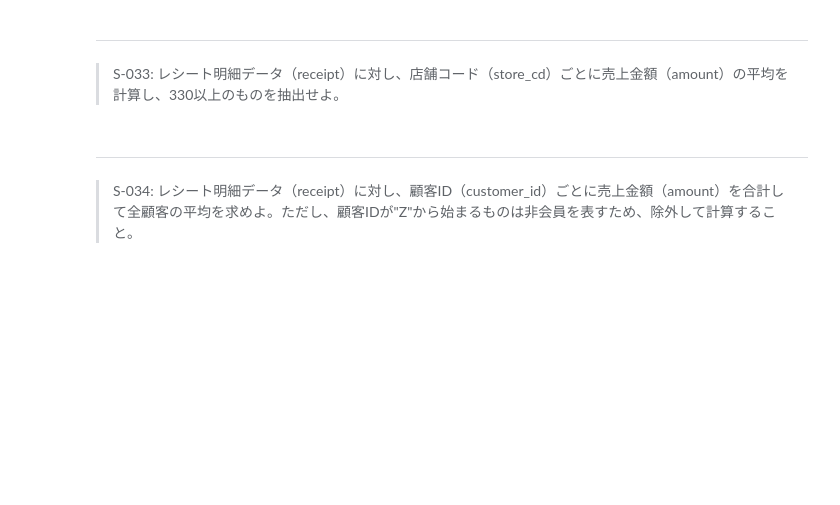
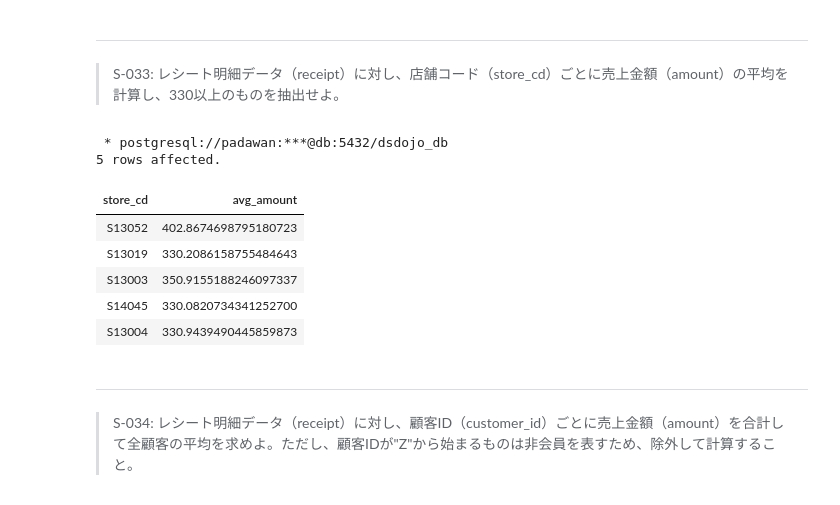
Before and after one commit to KJR020/100knocks-preprocess, a Jupyter notebook: docker/work/preprocess_knock_SQL.ipynb, the cells around one changed output. Saved outputs shown, nothing was run; the diff lists cells and outputs as text; code cells hidden in the pictures; blank space fills up the shorter version.

```diff
--- a/docker/work/preprocess_knock_SQL.ipynb
+++ b/docker/work/preprocess_knock_SQL.ipynb
@@ -874,3 +872,23 @@ FROM receipt;
+# %%
+%%sql
+
+SELECT
+    store_cd,
+    AVG(amount) as avg_amount
+FROM
+    receipt
+GROUP BY store_cd
+HAVING AVG(amount) >= 330
+LIMIT 5;
+# %% [output]
+ * postgresql://padawan:***@db:5432/dsdojo_db
+5 rows affected.
+| store_cd | avg_amount |
+| S13052 | 402.8674698795180723 |
+| S13019 | 330.2086158755484643 |
+| S13003 | 350.9155188246097337 |
+| S14045 | 330.0820734341252700 |
+| S13004 | 330.9439490445859873 |
 # %% [markdown]
 ---
 > S-034: レシート明細データ（receipt）に対し、顧客ID（customer_id）ごとに売上金額（amount）を合計して全顧客の平均を求めよ。ただし、顧客IDが"Z"から始まるものは非会員を表すため、除外して計算すること。
```
Also changed, not shown: parts of 1 cell of this notebook.
